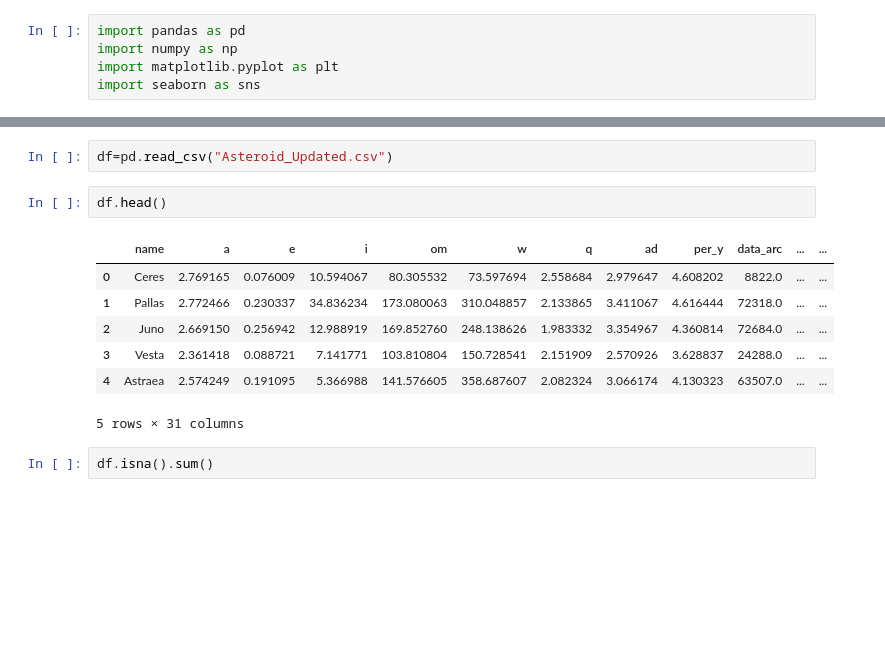
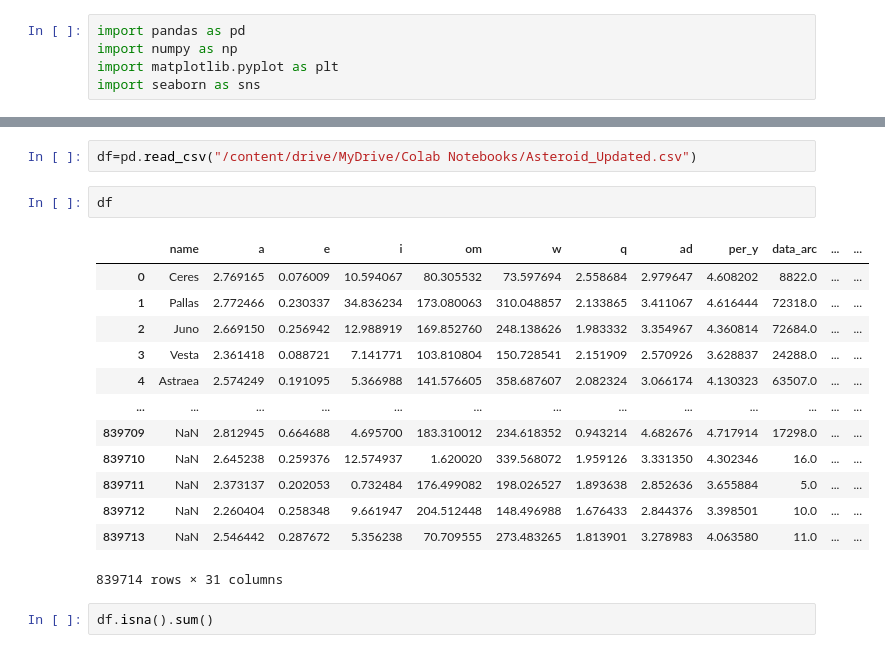
Before and after one commit to PranjalMinocha/JPLasteroid, a Jupyter notebook: Week 4/priyanshu_maurya_week_3+4.ipynb, the cells around one changed output, grey strips where cells are left out. Drawn from its saved outputs; the diff is of its cells as text; blank space fills up the shorter version.

```diff
--- a/Week 4/priyanshu_maurya_week_3+4.ipynb
+++ b/Week 4/priyanshu_maurya_week_3+4.ipynb
@@ -6,15 +25,21 @@ import seaborn as sns
 # %%
-df=pd.read_csv("Asteroid_Updated.csv")
+df=pd.read_csv("/content/drive/MyDrive/Colab Notebooks/Asteroid_Updated.csv")
 # %%
-df.head()
+df
 # %% [output]
 |  | name | a | e | i | om | w | q | ad | per_y | data_arc | ... | ... |
 | 0 | Ceres | 2.769165 | 0.076009 | 10.594067 | 80.305532 | 73.597694 | 2.558684 | 2.979647 | 4.608202 | 8822.0 | ... | ... |
 | 1 | Pallas | 2.772466 | 0.230337 | 34.836234 | 173.080063 | 310.048857 | 2.133865 | 3.411067 | 4.616444 | 72318.0 | ... | ... |
 | 2 | Juno | 2.669150 | 0.256942 | 12.988919 | 169.852760 | 248.138626 | 1.983332 | 3.354967 | 4.360814 | 72684.0 | ... | ... |
 | 3 | Vesta | 2.361418 | 0.088721 | 7.141771 | 103.810804 | 150.728541 | 2.151909 | 2.570926 | 3.628837 | 24288.0 | ... | ... |
 | 4 | Astraea | 2.574249 | 0.191095 | 5.366988 | 141.576605 | 358.687607 | 2.082324 | 3.066174 | 4.130323 | 63507.0 | ... | ... |
+| ... | ... | ... | ... | ... | ... | ... | ... | ... | ... | ... | ... | ... |
+| 839709 | NaN | 2.812945 | 0.664688 | 4.695700 | 183.310012 | 234.618352 | 0.943214 | 4.682676 | 4.717914 | 17298.0 | ... | ... |
+| 839710 | NaN | 2.645238 | 0.259376 | 12.574937 | 1.620020 | 339.568072 | 1.959126 | 3.331350 | 4.302346 | 16.0 | ... | ... |
+| 839711 | NaN | 2.373137 | 0.202053 | 0.732484 | 176.499082 | 198.026527 | 1.893638 | 2.852636 | 3.655884 | 5.0 | ... | ... |
+| 839712 | NaN | 2.260404 | 0.258348 | 9.661947 | 204.512448 | 148.496988 | 1.676433 | 2.844376 | 3.398501 | 10.0 | ... | ... |
+| 839713 | NaN | 2.546442 | 0.287672 | 5.356238 | 70.709555 | 273.483265 | 1.813901 | 3.278983 | 4.063580 | 11.0 | ... | ... |
-5 rows × 31 columns
+839714 rows × 31 columns
 # %%
 df.isna().sum()
 # %% [output]
```
Also changed, not shown: parts of 22 cells of this notebook.
